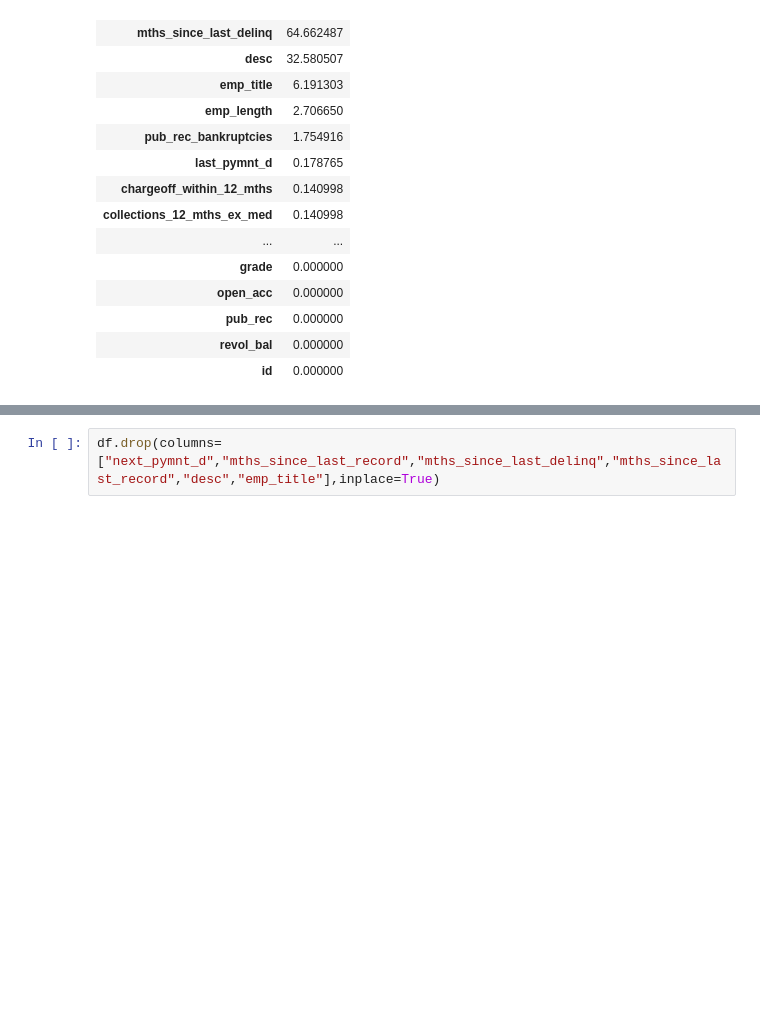
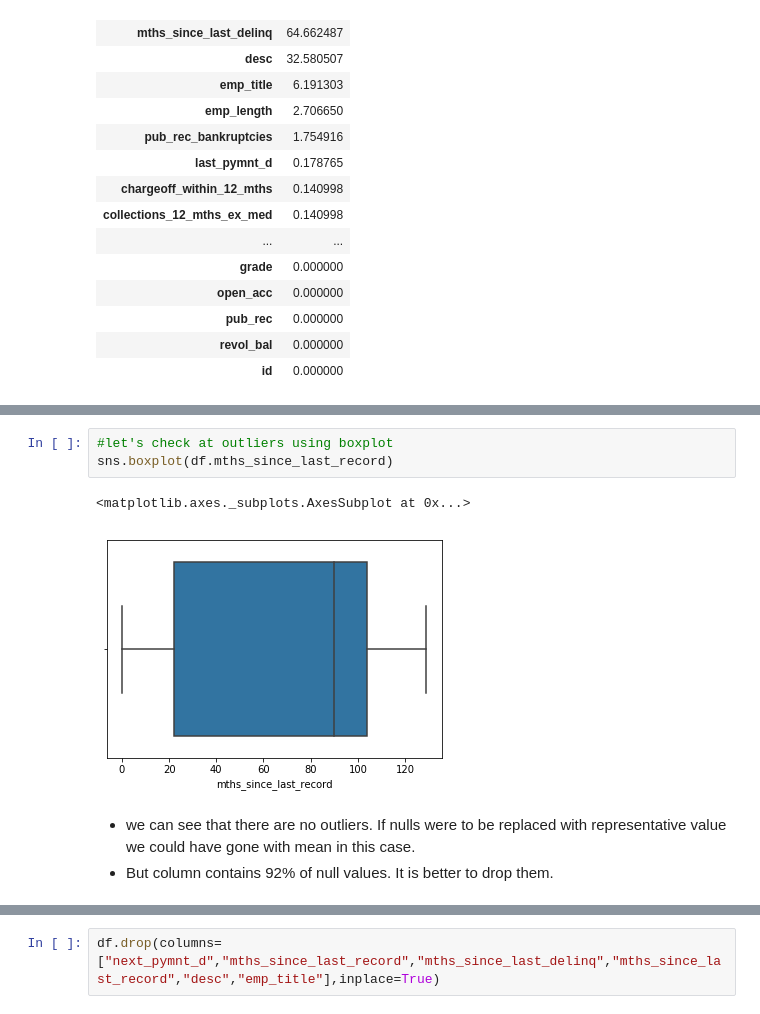
Before and after one commit to sameerg07/LendingClubEDA, a Jupyter notebook: LendingClubEDA_Final_2.ipynb, the cells around one changed output, grey strips where cells are left out. Saved outputs shown, nothing was run; the diff lists cells and outputs as text; blank space fills up the shorter version.

Commit message:
int_rate checkpoint final

```diff
--- a/LendingClubEDA_Final_2.ipynb
+++ b/LendingClubEDA_Final_2.ipynb
@@ -88,0 +114,9 @@ missing.sort_values(0,ascending=False)
+# %%
+#let's check at outliers using boxplot
+sns.boxplot(df.mths_since_last_record)
+# %% [output]
+<matplotlib.axes._subplots.AxesSubplot at 0x...>
+[figure, added]
+# %% [markdown]
+- we can see that there are no outliers. If nulls were to be replaced with representative value we could have gone with mean in this case.
+- But column contains 92% of null values. It is better to drop them.
```
Also changed, not shown: parts of 26 cells of this notebook.
